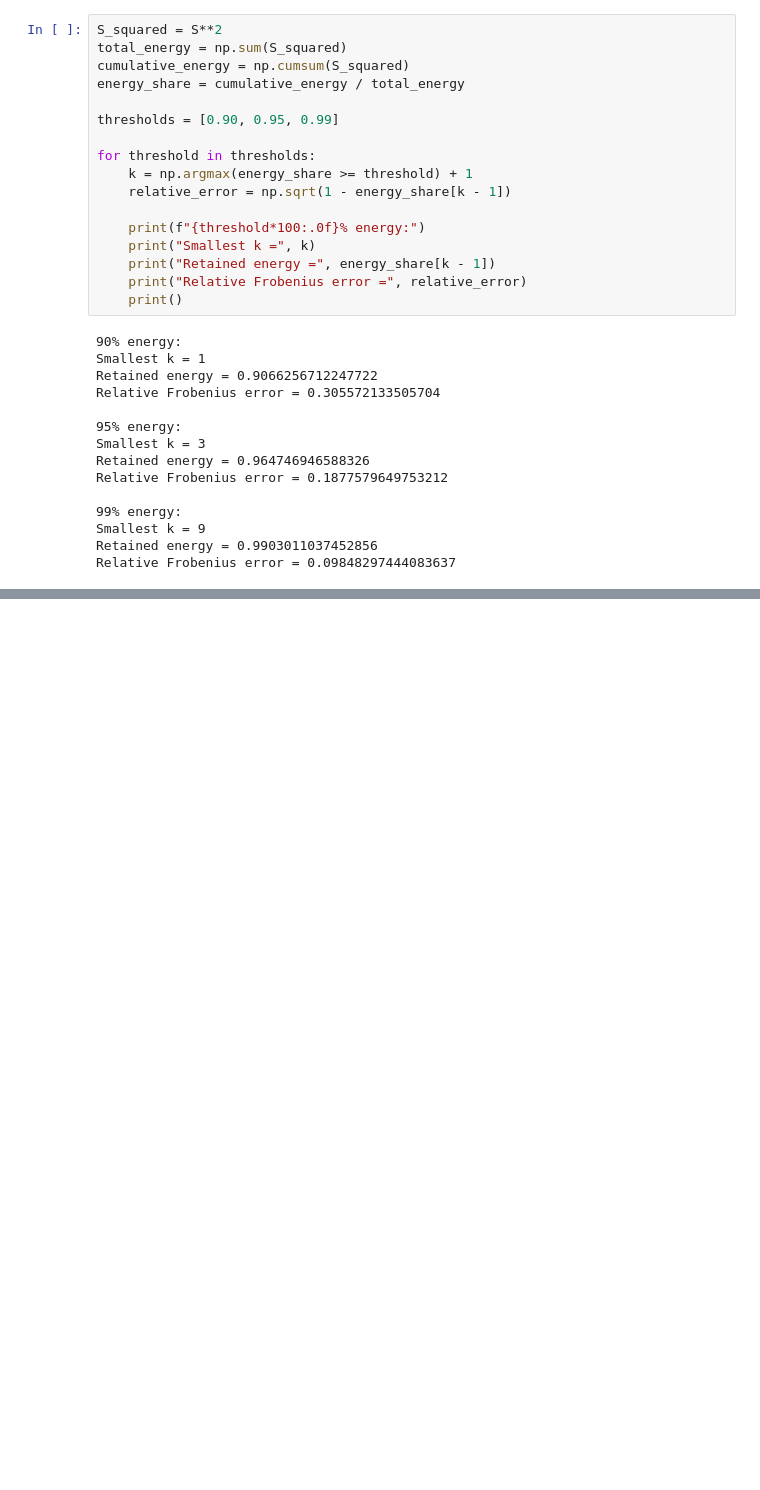
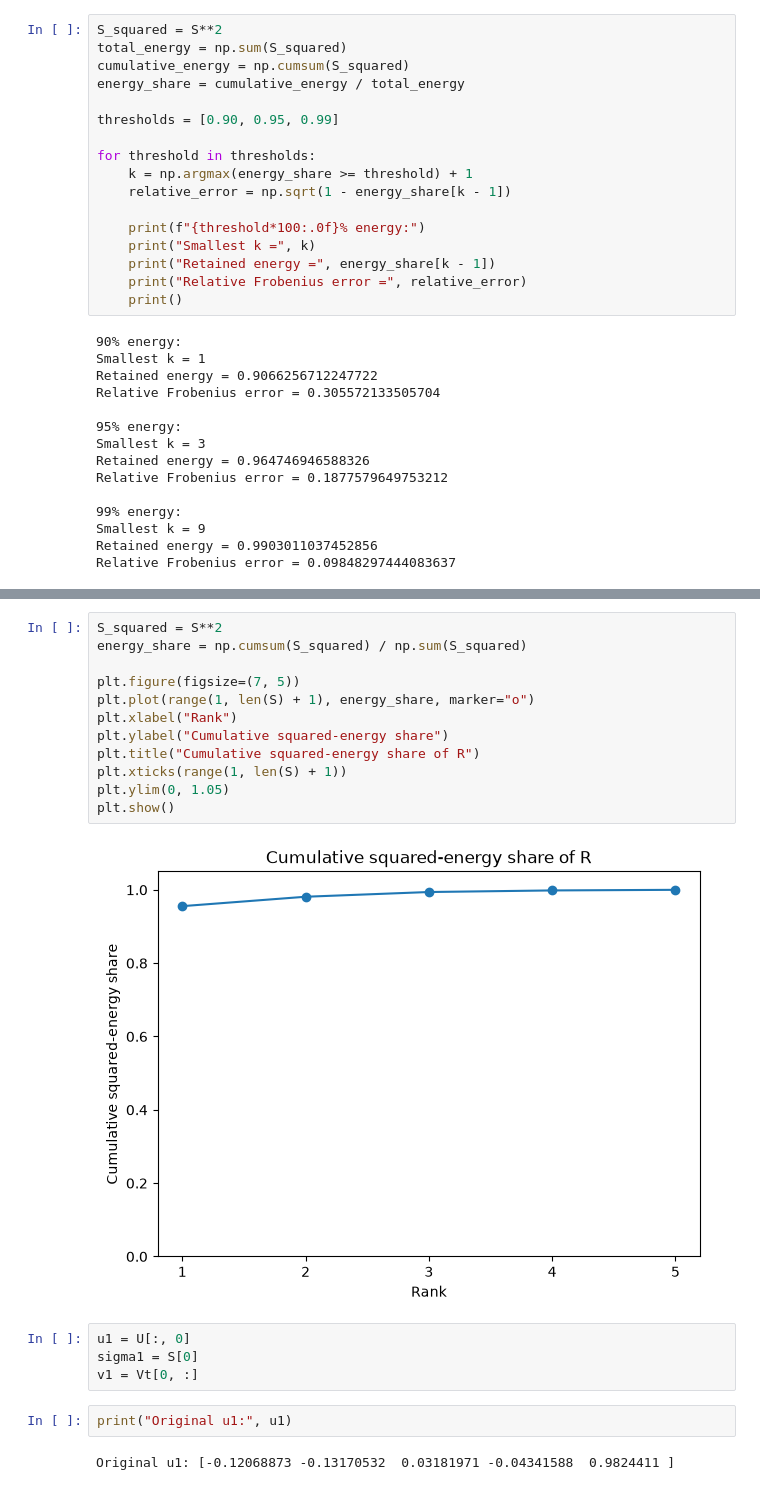
Before and after one commit to nicks848/big-data-science-in-finance, a Jupyter notebook: Lecture3.ipynb, the cells around one changed output, grey strips where cells are left out. Saved outputs shown, nothing was run; the diff lists cells and outputs as text; blank space fills up the shorter version.

```diff
--- a/Lecture3.ipynb
+++ b/Lecture3.ipynb
@@ -165,0 +262,22 @@ Relative Frobenius error = 0.09848297444083637
+# %%
+S_squared = S**2
+energy_share = np.cumsum(S_squared) / np.sum(S_squared)
+
+plt.figure(figsize=(7, 5))
+plt.plot(range(1, len(S) + 1), energy_share, marker="o")
+plt.xlabel("Rank")
+plt.ylabel("Cumulative squared-energy share")
+plt.title("Cumulative squared-energy share of R")
+plt.xticks(range(1, len(S) + 1))
+plt.ylim(0, 1.05)
+plt.show()
+# %% [output]
+[figure, added]
+# %%
+u1 = U[:, 0]
+sigma1 = S[0]
+v1 = Vt[0, :]
+# %%
+print("Original u1:", u1)
+# %% [output]
+Original u1: [-0.12068873 -0.13170532  0.03181971 -0.04341588  0.9824411 ]
```
Also changed, not shown: parts of 14 cells of this notebook, 1 other file.
